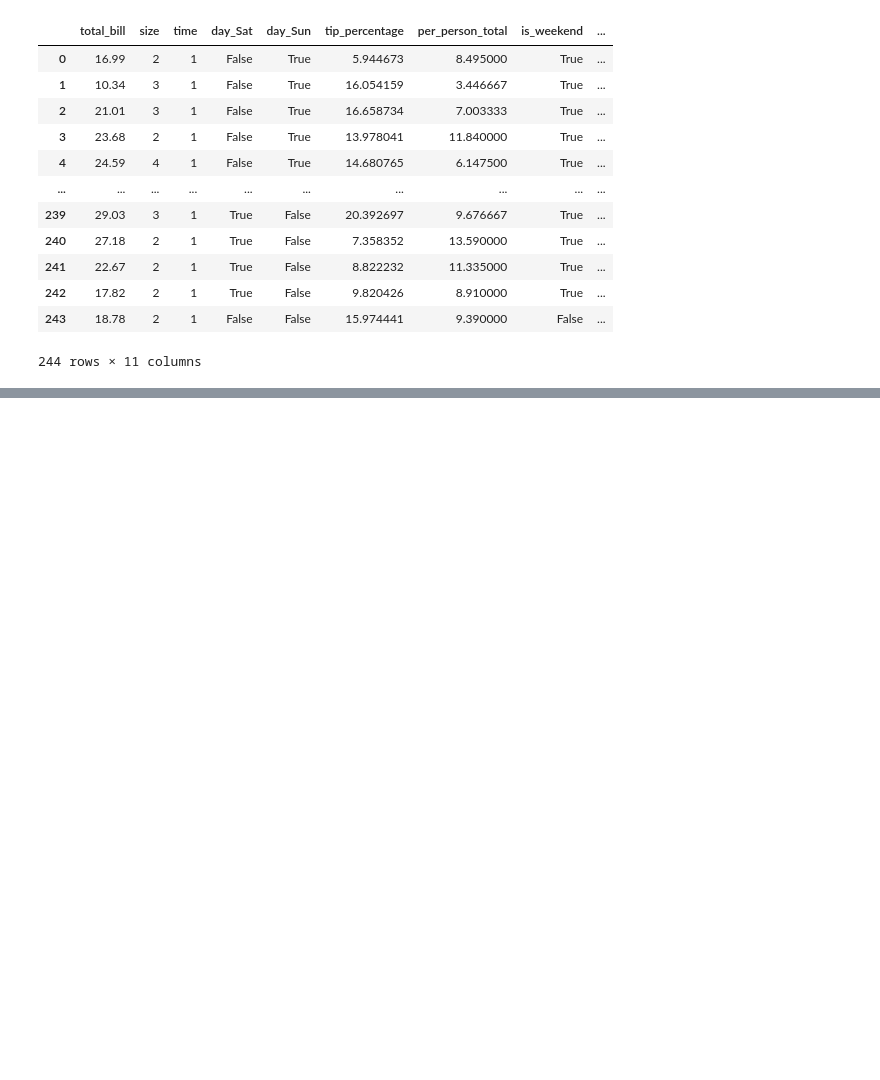
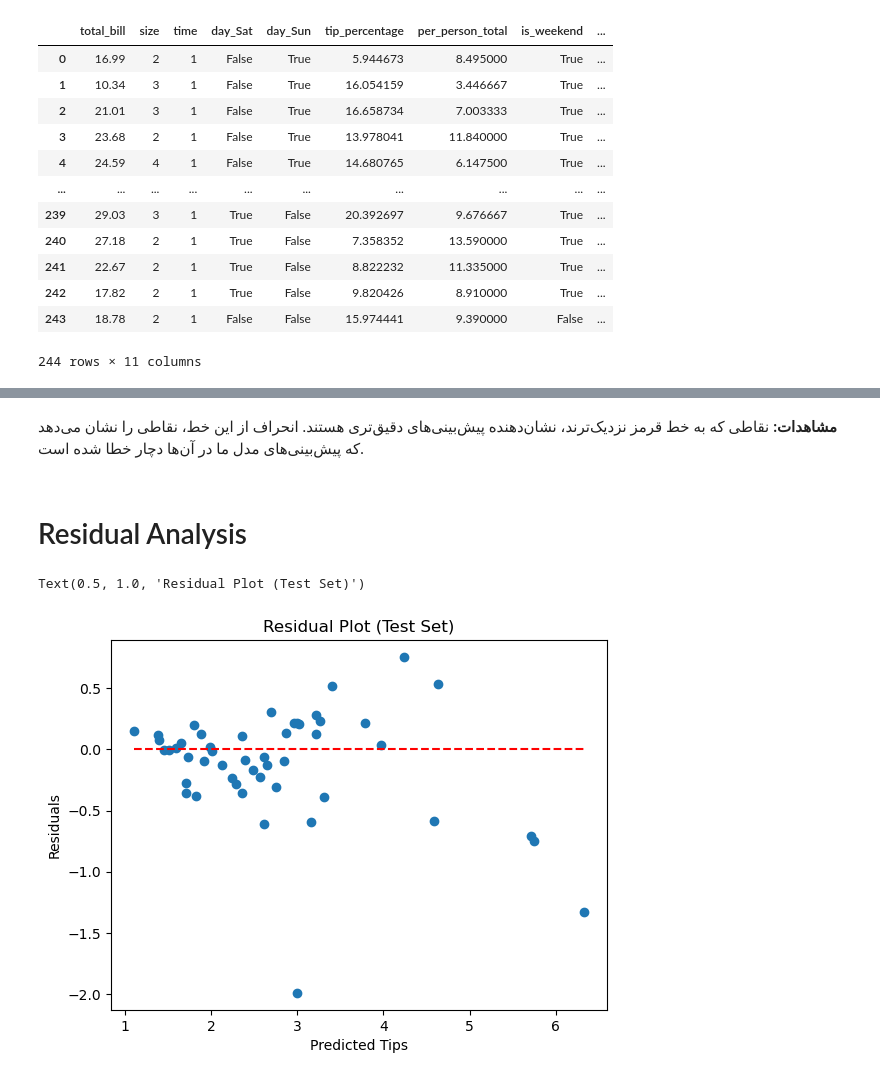
Before and after one commit to AliMHD1377/predicting-tips, a Jupyter notebook: predicting_tips.ipynb, the cells around one changed output, grey strips where cells are left out. Saved outputs shown, nothing was run; the diff lists cells and outputs as text; code cells hidden in the pictures; blank space fills up the shorter version.

```diff
--- a/predicting_tips.ipynb
+++ b/predicting_tips.ipynb
@@ -241,0 +317,17 @@ X_selected
+# %% [markdown]
+<div dir='rtl'>
+
+**مشاهدات:** نقاطی که به خط قرمز نزدیک‌ترند، نشان‌دهنده پیش‌بینی‌های دقیق‌تری هستند. انحراف از این خط، نقاطی را نشان می‌دهد که پیش‌بینی‌های مدل ما در آن‌ها دچار خطا شده است.
+# %% [markdown]
+# Residual Analysis
+# %%
+residuals = y_test - y_test_pred
+
+plt.scatter(y_test_pred, residuals)
+plt.hlines(y=0, xmin=y_test_pred.min(), xmax=y_test_pred.max(), colors='r', linestyles='--')
+plt.xlabel("Predicted Tips")
+plt.ylabel("Residuals")
+plt.title("Residual Plot (Test Set)")
+# %% [output]
+Text(0.5, 1.0, 'Residual Plot (Test Set)')
+[figure, added]
```
Also changed, not shown: parts of 13 cells of this notebook, 2 other files.
